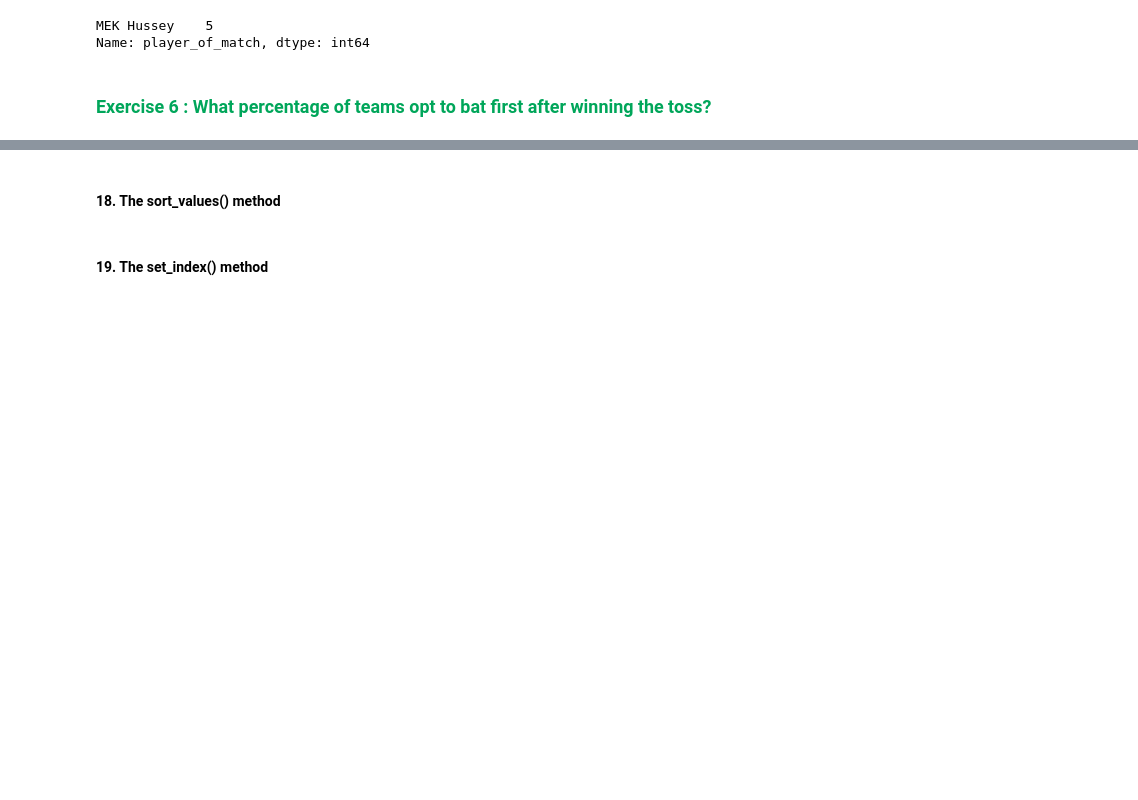
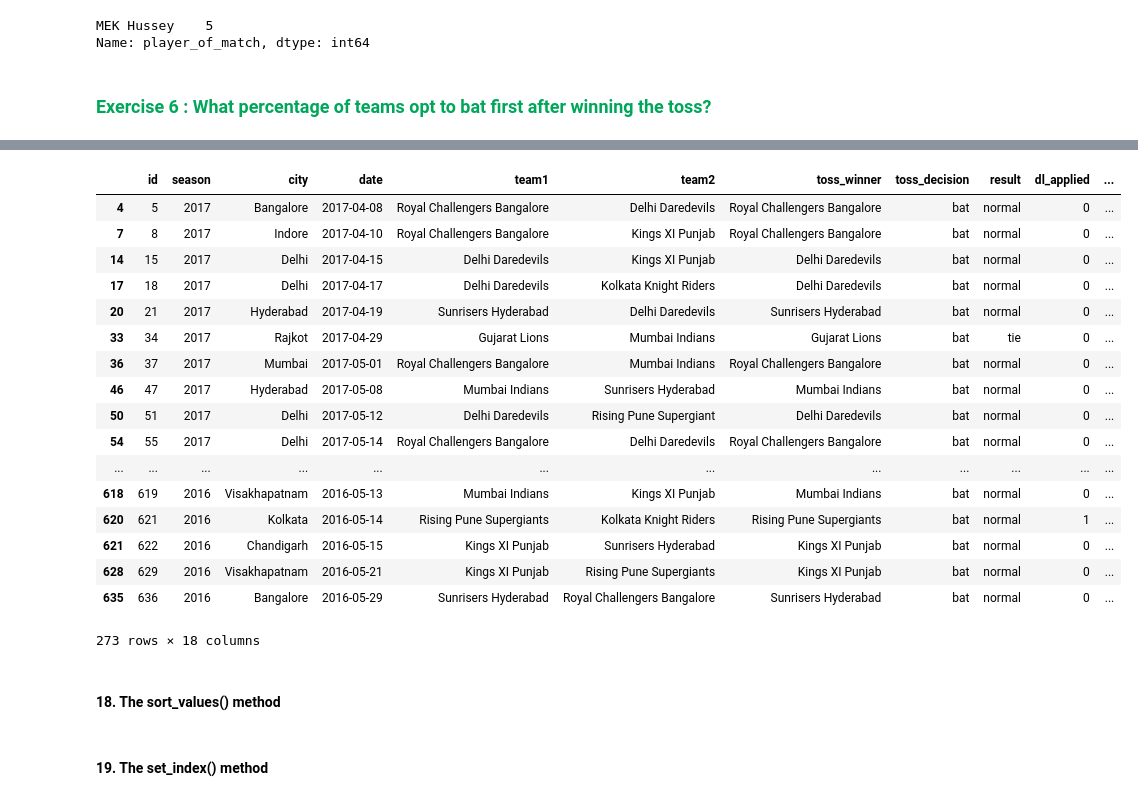
Before and after one commit to satyaki726/pandas, a Jupyter notebook: Pandas.ipynb, the cells around one changed output, grey strips where cells are left out. Cells and saved outputs as stored; diff of their text form; code cells hidden in the pictures; blank space fills up the shorter version.

```diff
--- a/Pandas.ipynb
+++ b/Pandas.ipynb
@@ -497,3 +578,24 @@ Name: player_of_match, dtype: int64
+# %%
+match[match['toss_decision']=='bat']
+# %% [output]
+|  | id | season | city | date | team1 | team2 | toss_winner | toss_decision | result | dl_applied | ... |
+| 4 | 5 | 2017 | Bangalore | 2017-04-08 | Royal Challengers Bangalore | Delhi Daredevils | Royal Challengers Bangalore | bat | normal | 0 | ... |
+| 7 | 8 | 2017 | Indore | 2017-04-10 | Royal Challengers Bangalore | Kings XI Punjab | Royal Challengers Bangalore | bat | normal | 0 | ... |
+| 14 | 15 | 2017 | Delhi | 2017-04-15 | Delhi Daredevils | Kings XI Punjab | Delhi Daredevils | bat | normal | 0 | ... |
+| 17 | 18 | 2017 | Delhi | 2017-04-17 | Delhi Daredevils | Kolkata Knight Riders | Delhi Daredevils | bat | normal | 0 | ... |
+| 20 | 21 | 2017 | Hyderabad | 2017-04-19 | Sunrisers Hyderabad | Delhi Daredevils | Sunrisers Hyderabad | bat | normal | 0 | ... |
+| 33 | 34 | 2017 | Rajkot | 2017-04-29 | Gujarat Lions | Mumbai Indians | Gujarat Lions | bat | tie | 0 | ... |
+| 36 | 37 | 2017 | Mumbai | 2017-05-01 | Royal Challengers Bangalore | Mumbai Indians | Royal Challengers Bangalore | bat | normal | 0 | ... |
+| 46 | 47 | 2017 | Hyderabad | 2017-05-08 | Mumbai Indians | Sunrisers Hyderabad | Mumbai Indians | bat | normal | 0 | ... |
+| 50 | 51 | 2017 | Delhi | 2017-05-12 | Delhi Daredevils | Rising Pune Supergiant | Delhi Daredevils | bat | normal | 0 | ... |
+| 54 | 55 | 2017 | Delhi | 2017-05-14 | Royal Challengers Bangalore | Delhi Daredevils | Royal Challengers Bangalore | bat | normal | 0 | ... |
+| ... | ... | ... | ... | ... | ... | ... | ... | ... | ... | ... | ... |
+| 618 | 619 | 2016 | Visakhapatnam | 2016-05-13 | Mumbai Indians | Kings XI Punjab | Mumbai Indians | bat | normal | 0 | ... |
+| 620 | 621 | 2016 | Kolkata | 2016-05-14 | Rising Pune Supergiants | Kolkata Knight Riders | Rising Pune Supergiants | bat | normal | 1 | ... |
+| 621 | 622 | 2016 | Chandigarh | 2016-05-15 | Kings XI Punjab | Sunrisers Hyderabad | Kings XI Punjab | bat | normal | 0 | ... |
+| 628 | 629 | 2016 | Visakhapatnam | 2016-05-21 | Kings XI Punjab | Rising Pune Supergiants | Kings XI Punjab | bat | normal | 0 | ... |
+| 635 | 636 | 2016 | Bangalore | 2016-05-29 | Sunrisers Hyderabad | Royal Challengers Bangalore | Sunrisers Hyderabad | bat | normal | 0 | ... |
+273 rows × 18 columns
 # %% [markdown]
 #### 18. The sort_values() method
 # %% [markdown]
```
Also changed, not shown: parts of 60 cells of this notebook.
